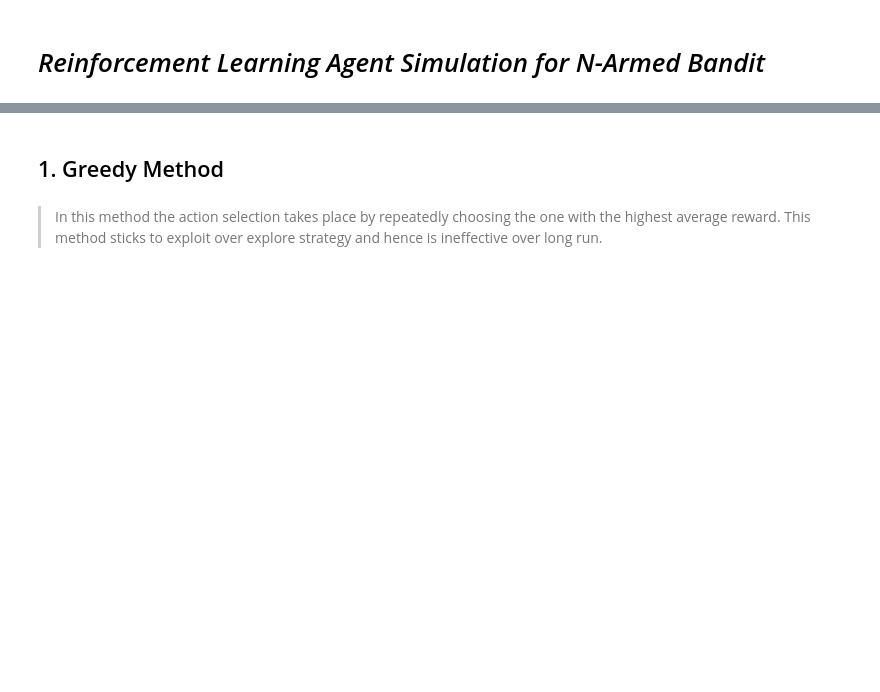
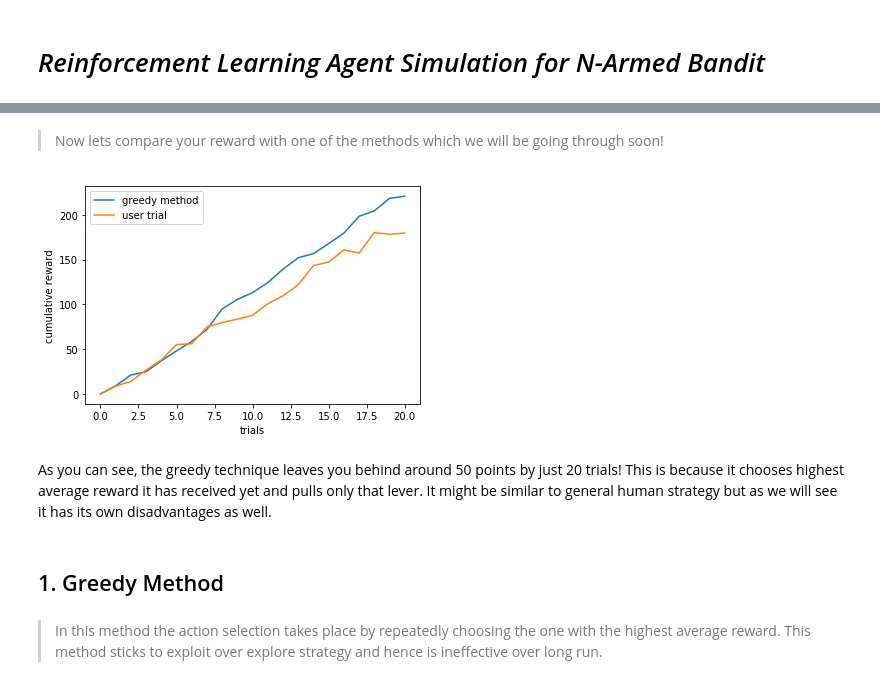
Before and after one commit to iam-sr13/IN-792-RL, a Jupyter notebook: NBandit .ipynb, the cells around one changed output, grey strips where cells are left out. Cells and saved outputs as stored; diff of their text form; code cells hidden in the pictures; blank space fills up the shorter version.

```diff
--- a/NBandit .ipynb
+++ b/NBandit .ipynb
@@ -169,3 +229,18 @@ class rl_util:
+# %% [markdown]
+> Now lets compare your reward with one of the methods which we will be going through soon!
+# %%
+grew=rl_util.n_armed_bandit_greedy([4,6,8,10],[10,2,15,5],interact=False, sz=itr)
+plt.plot(grew,label="greedy method")
+plt.plot(urew,label="user trial")
+
+plt.xlabel("trials")
+plt.ylabel("cumulative reward")
+plt.legend(loc='best')
+plt.show()
+# %% [output]
+[figure, added]
+# %% [markdown]
+As you can see, the greedy technique leaves you behind around 50 points by just 20 trials! This is because it chooses highest average reward it has received yet and pulls only that lever. It might be similar to general human strategy but as we will see it has its own disadvantages as well.
 # %% [markdown]
 ## 1. Greedy Method
 # %% [markdown]
```
Also changed, not shown: parts of 7 cells of this notebook.
